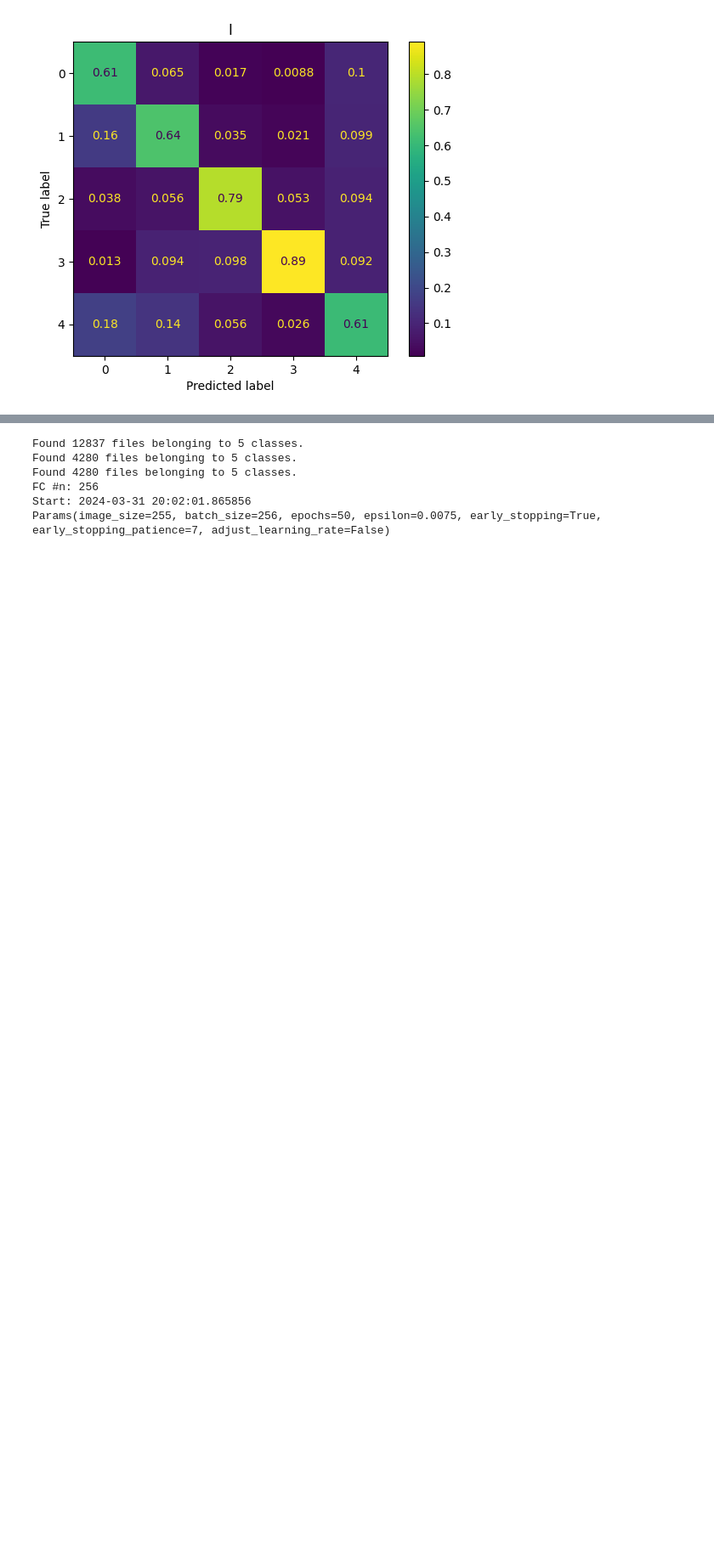
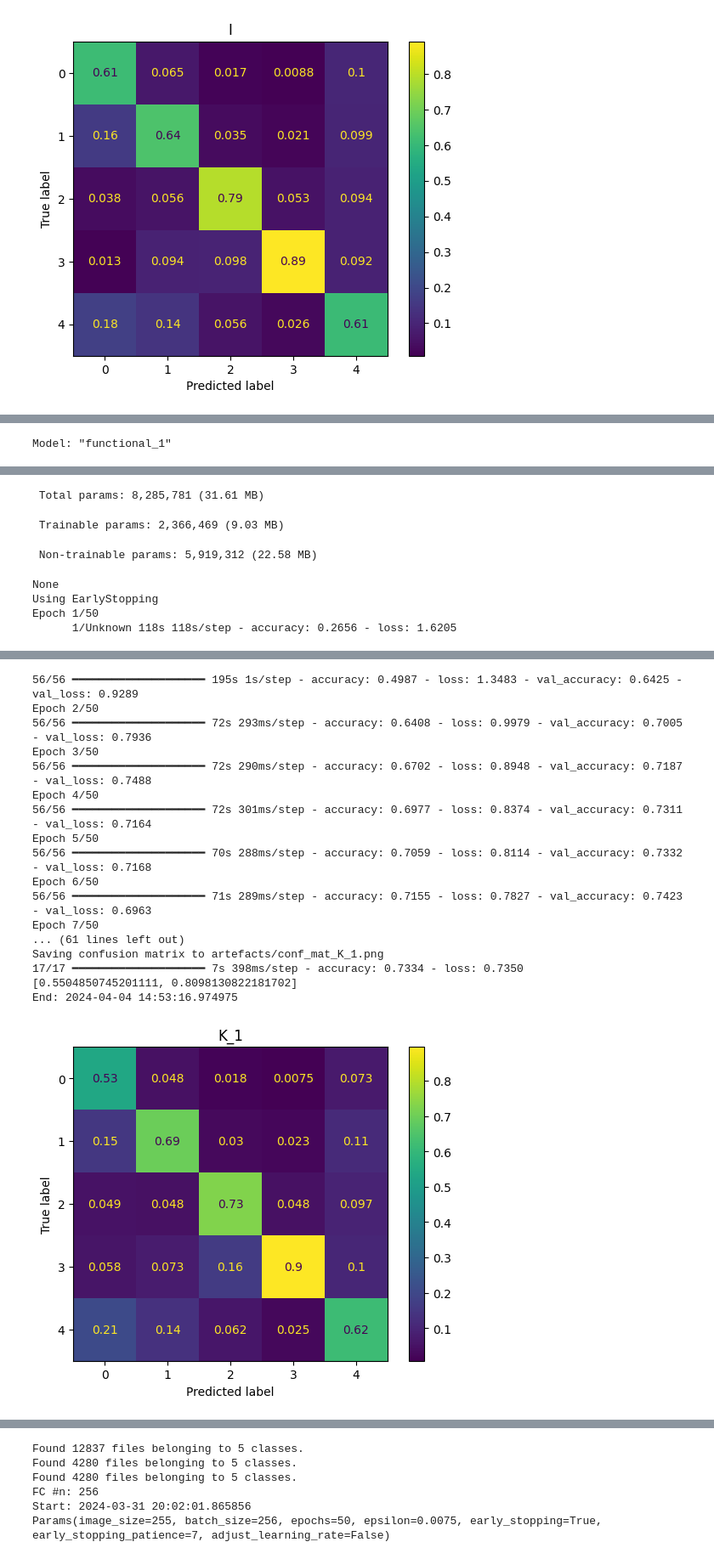
Before and after one commit to btsmith29/AMLS_II_assignment23_24, a Jupyter notebook: workings/assignment-workings.ipynb, the cells around one changed output, grey strips where cells are left out. Shown at 85% size. Cells and saved outputs as stored; diff of their text form; code cells hidden in the pictures; blank space fills up the shorter version.

```diff
--- a/workings/assignment-workings.ipynb
+++ b/workings/assignment-workings.ipynb
@@ -489,0 +556,2 @@ def plot_experiments_comp2(df_history: pd.DataFrame, task_ids: list, epoch_limit
+# %%
+ds2 = ds.filter(lambda x, label: tf.equal(tf.argmax(label, axis=0), 0))
@@ -489,0 +570,3 @@ def plot_experiments_comp2(df_history: pd.DataFrame, task_ids: list, epoch_limit
+# %%
+for img, label in ds.batch(20).take(1):
+    print(label.numpy())
@@ -489,0 +594,3 @@ def plot_experiments_comp2(df_history: pd.DataFrame, task_ids: list, epoch_limit
+# %%
+for img, label in ds2.batch(20).take(1):
+    print(label.numpy())
@@ -2207,0 +2464,37 @@ End: 2024-04-02 10:30:12.163981
+# %%
+def augment_dataset2(ds: Dataset, num_repeats: int) -> Dataset:
+    """
+    """
+    def augment(image, label):
+        seed = 12345
+        image = tf.image.random_flip_left_right(image, seed)
+        image = tf.image.random_flip_up_down(image, seed)
+        image = tf.image.random_brightness(image, 0.2, seed)
+        return image, label
+
+    return (
+        ds
+        .repeat(num_repeats)
+        .map(augment)
+    )
+
+params = Params(255, 256, 50, 0.0075, True, 7, False)
+ds_train, ds_valid, ds_test, class_weights = data_preprocessing(Path(cwd), params)
+
+ds_over = ds_train.unbatch().filter(lambda x, label: tf.equal(tf.argmax(label, axis=0), 0))
+ds_aug = augment_dataset2(ds_over, 2)
+
+ds_train_over = tf.data.Dataset.concatenate(ds_train.unbatch(), ds_aug)
+ds_train_over = ds_train_over.shuffle(100000)
+ds_train_over = ds_train_over.batch(256)
+# %%
+print(f"Over-sample")
+print(f"Start: {datetime.datetime.now()}")
+print(params)
+model = create_model_ablations(tf.keras.applications.EfficientNetV2B0, "base", params, 2, 1024)
+print(model.model.summary())
+df_train, df_test = run_task(f"K_1", model, ds_train_over, ds_valid, ds_test, params, class_weights)
+collector.add_task_results(df_train, df_test)
+print(model.model.evaluate(ds_test))
+print(f"End: {datetime.datetime.now()}")
+# %% [output]
@@ -2207,0 +2506 @@ End: 2024-04-02 10:30:12.163981
+Model: "functional_1"
@@ -2207,0 +2524,7 @@ End: 2024-04-02 10:30:12.163981
+ Total params: 8,285,781 (31.61 MB)
+ Trainable params: 2,366,469 (9.03 MB)
+ Non-trainable params: 5,919,312 (22.58 MB)
+None
+Using EarlyStopping
+Epoch 1/50
+      1/Unknown 118s 118s/step - accuracy: 0.2656 - loss: 1.6205
@@ -2207,0 +2534,18 @@ End: 2024-04-02 10:30:12.163981
+56/56 ━━━━━━━━━━━━━━━━━━━━ 195s 1s/step - accuracy: 0.4987 - loss: 1.3483 - val_accuracy: 0.6425 - val_loss: 0.9289
+Epoch 2/50
+56/56 ━━━━━━━━━━━━━━━━━━━━ 72s 293ms/step - accuracy: 0.6408 - loss: 0.9979 - val_accuracy: 0.7005 - val_loss: 0.7936
+Epoch 3/50
+56/56 ━━━━━━━━━━━━━━━━━━━━ 72s 290ms/step - accuracy: 0.6702 - loss: 0.8948 - val_accuracy: 0.7187 - val_loss: 0.7488
+Epoch 4/50
+56/56 ━━━━━━━━━━━━━━━━━━━━ 72s 301ms/step - accuracy: 0.6977 - loss: 0.8374 - val_accuracy: 0.7311 - val_loss: 0.7164
+Epoch 5/50
+56/56 ━━━━━━━━━━━━━━━━━━━━ 70s 288ms/step - accuracy: 0.7059 - loss: 0.8114 - val_accuracy: 0.7332 - val_loss: 0.7168
+Epoch 6/50
+56/56 ━━━━━━━━━━━━━━━━━━━━ 71s 289ms/step - accuracy: 0.7155 - loss: 0.7827 - val_accuracy: 0.7423 - val_loss: 0.6963
+Epoch 7/50
+... (61 lines left out)
+Saving confusion matrix to artefacts/conf_mat_K_1.png
+17/17 ━━━━━━━━━━━━━━━━━━━━ 7s 398ms/step - accuracy: 0.7334 - loss: 0.7350
+[0.5504850745201111, 0.8098130822181702]
+End: 2024-04-04 14:53:16.974975
+[figure, added]
```
Also changed, not shown: parts of 26 cells of this notebook.
